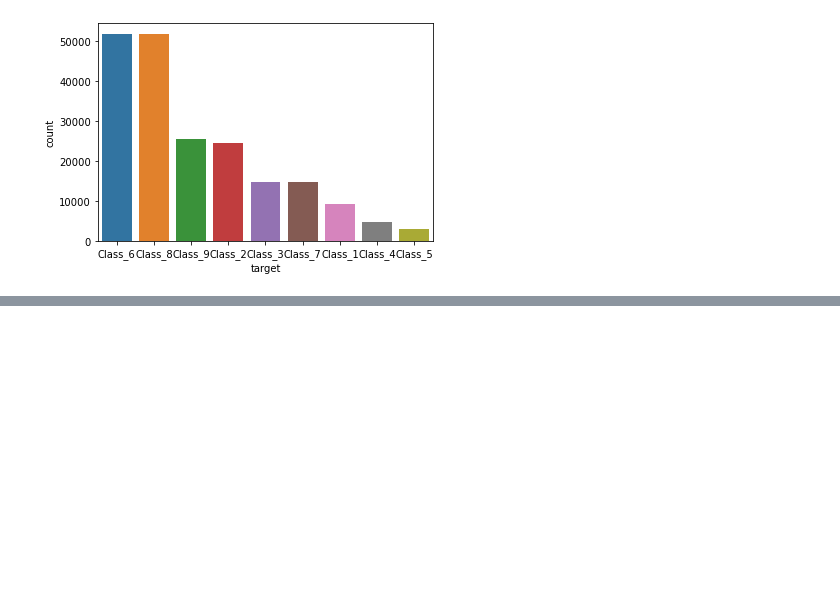
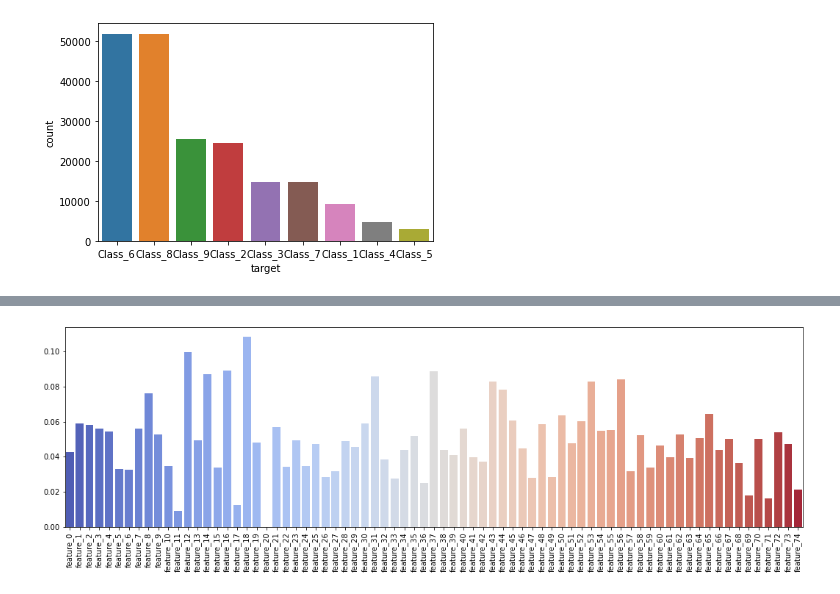
Before and after one commit to richhildebrand/Jupyter, a Jupyter notebook: playground/Tabular Playground Series - Jun 2021/data.ipynb, the cells around one changed output, grey strips where cells are left out. Saved outputs shown, nothing was run; the diff lists cells and outputs as text; code cells hidden in the pictures; blank space fills up the shorter version.

```diff
--- a/playground/Tabular Playground Series - Jun 2021/data.ipynb
+++ b/playground/Tabular Playground Series - Jun 2021/data.ipynb
@@ -184,0 +190,6 @@ sns.countplot(x="target", data=train_df, order=train_df['target'].value_counts()
+# %%
+fig = plt.figure(figsize=(18,5))
+sns.barplot(y=corr_mat['num_target'].values[:-1],x=corr_mat['num_target'].index[:-1], palette='coolwarm')
+plt.xticks(rotation=90);
+# %% [output]
+[figure, added]
```
Also changed, not shown: parts of 4 cells of this notebook, 2 other files.
